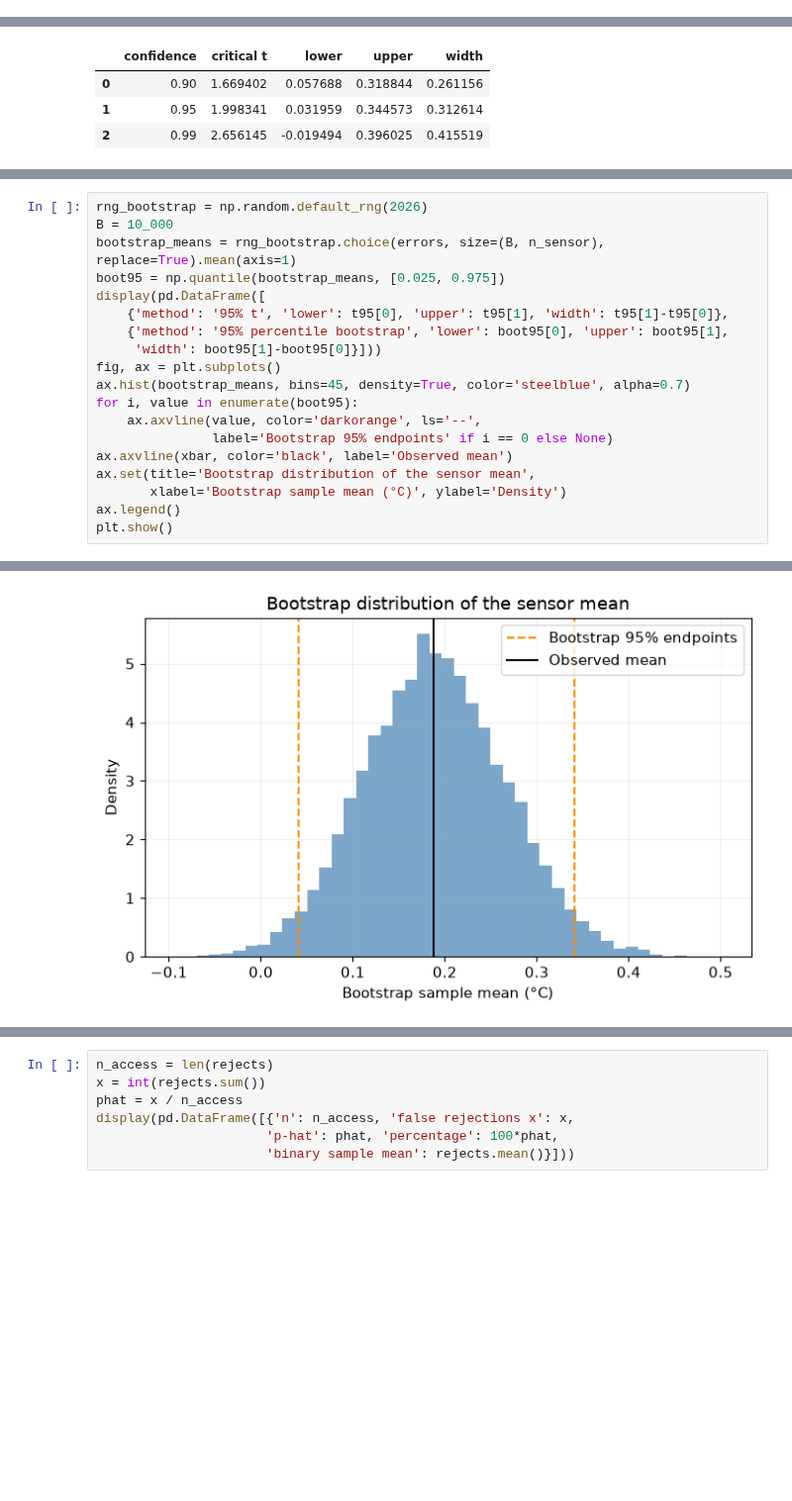
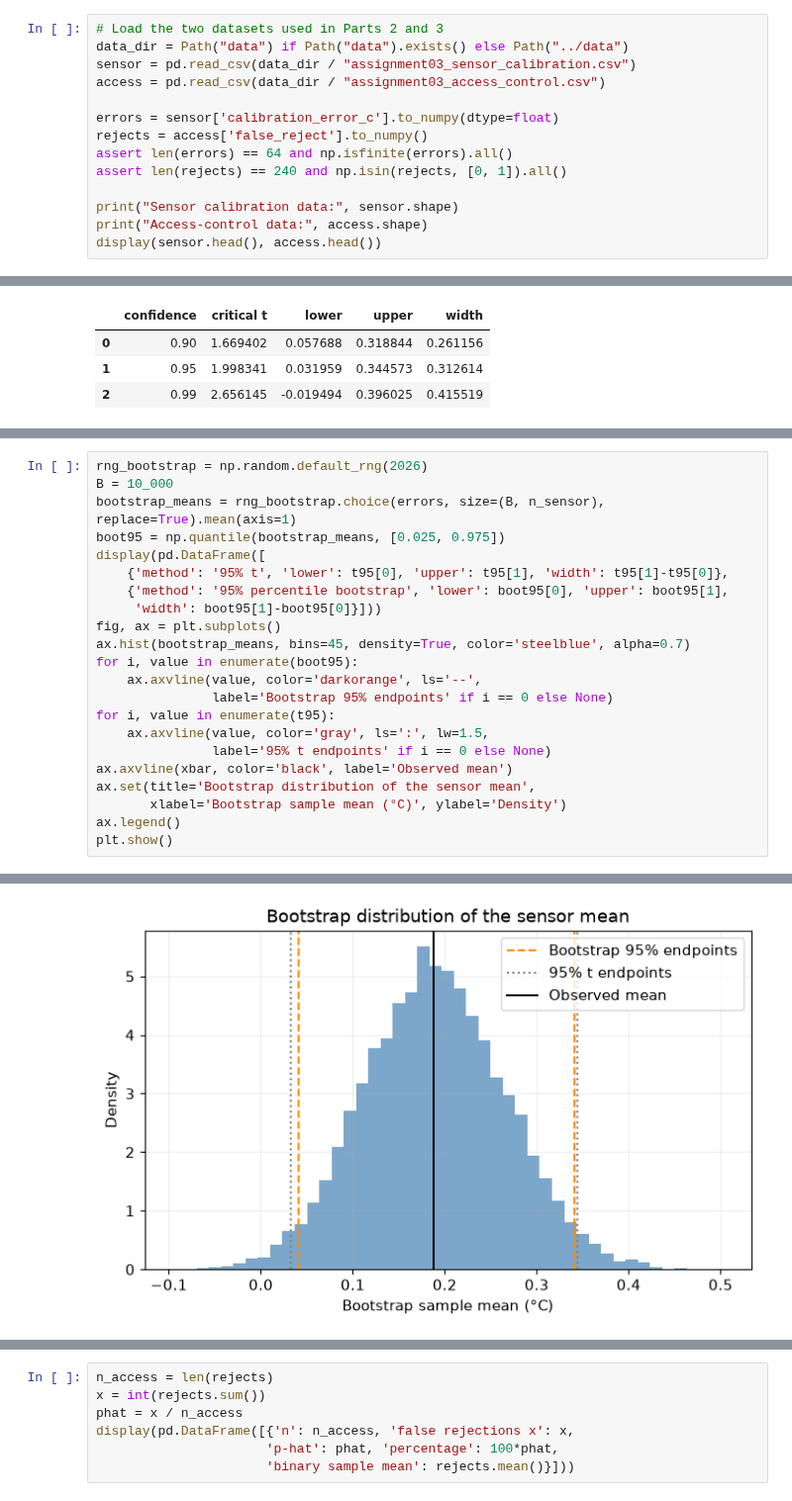
Before and after one commit to SnehaKoirala/STA_Assignments, a Jupyter notebook: Assignment3/Assignment3.ipynb, the cells around one changed output, grey strips where cells are left out. Shown at 99% size. Cells and saved outputs as stored; diff of their text form; blank space fills up the shorter version.

```diff
--- a/Assignment3/Assignment3.ipynb
+++ b/Assignment3/Assignment3.ipynb
@@ -65,0 +37,14 @@ display(sensor.head(), access.head())
+# %%
+# Load the two datasets used in Parts 2 and 3
+data_dir = Path("data") if Path("data").exists() else Path("../data")
+sensor = pd.read_csv(data_dir / "assignment03_sensor_calibration.csv")
+access = pd.read_csv(data_dir / "assignment03_access_control.csv")
+
+errors = sensor['calibration_error_c'].to_numpy(dtype=float)
+rejects = access['false_reject'].to_numpy()
+assert len(errors) == 64 and np.isfinite(errors).all()
+assert len(rejects) == 240 and np.isin(rejects, [0, 1]).all()
+
+print("Sensor calibration data:", sensor.shape)
+print("Access-control data:", access.shape)
+display(sensor.head(), access.head())
@@ -358,27 +388,30 @@ The bootstrap approximates uncertainty from repeated sampling using the observed
 # %%
 rng_bootstrap = np.random.default_rng(2026)
 B = 10_000
 bootstrap_means = rng_bootstrap.choice(errors, size=(B, n_sensor), replace=True).mean(axis=1)
 boot95 = np.quantile(bootstrap_means, [0.025, 0.975])
 display(pd.DataFrame([
     {'method': '95% t', 'lower': t95[0], 'upper': t95[1], 'width': t95[1]-t95[0]},
     {'method': '95% percentile bootstrap', 'lower': boot95[0], 'upper': boot95[1],
      'width': boot95[1]-boot95[0]}]))
 fig, ax = plt.subplots()
 ax.hist(bootstrap_means, bins=45, density=True, color='steelblue', alpha=0.7)
 for i, value in enumerate(boot95):
     ax.axvline(value, color='darkorange', ls='--',
                label='Bootstrap 95% endpoints' if i == 0 else None)
+for i, value in enumerate(t95):
+    ax.axvline(value, color='gray', ls=':', lw=1.5,
+               label='95% t endpoints' if i == 0 else None)
 ax.axvline(xbar, color='black', label='Observed mean')
 ax.set(title='Bootstrap distribution of the sensor mean',
        xlabel='Bootstrap sample mean (°C)', ylabel='Density')
 ax.legend()
 plt.show()
 # %% [output]
 |  | method | lower | upper | width |
 | 0 | 95% t | 0.031959 | 0.344573 | 0.312614 |
 | 1 | 95% percentile bootstrap | 0.040759 | 0.341266 | 0.300508 |
-[figure, old version]
+[figure, new version]
 # %% [markdown]
 Both methods estimate uncertainty about the same mean using the same observed sensors. Similar endpoints support the practical consistency of these calculations on this sample. Differences can result from the empirical distribution's shape, the finite number of bootstrap resamples, and the different interval constructions.
 
```
Also changed, not shown: parts of 43 cells of this notebook.
